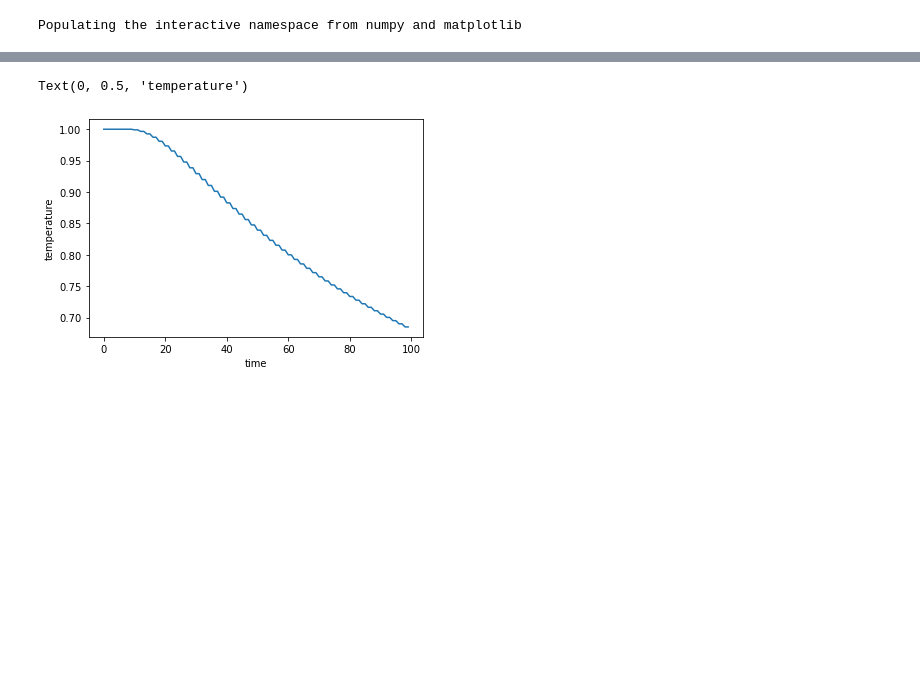
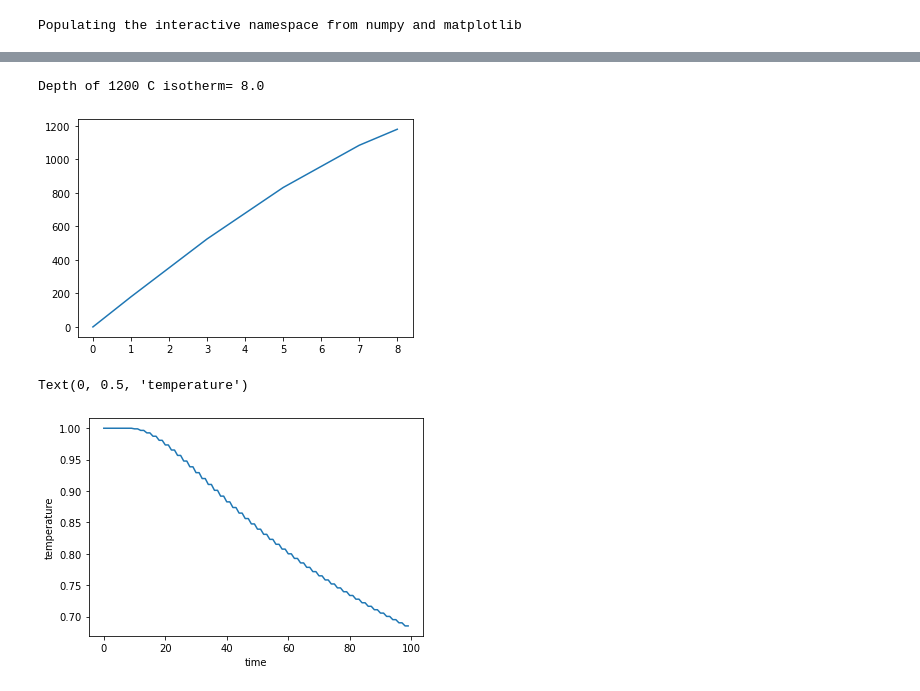
Before and after one commit to speleophysics/Math-modeling-2020, a Jupyter notebook: heat-equation/heat-equation.ipynb, the cells around one changed output, grey strips where cells are left out. Cells and saved outputs as stored; diff of their text form; code cells hidden in the pictures; blank space fills up the shorter version.

```diff
--- a/heat-equation/heat-equation.ipynb
+++ b/heat-equation/heat-equation.ipynb
@@ -40,3 +55,13 @@ Text(0, 0.5, 'temperature')
+# %%
+T_50 = T[50,:]
+plot(x[T_50<1200], T_50[T_50<1200])
+
+x_above_1200 = x[T_50<1200]
+depth_1200 = x_above_1200[-1]
+print('Depth of 1200 C isotherm=',depth_1200)
+# %% [output]
+Depth of 1200 C isotherm= 8.0
+[figure, added]
 # %%
 plot(T[:,10])
 xlabel('time')
```
Also changed, not shown: parts of 5 cells of this notebook.
